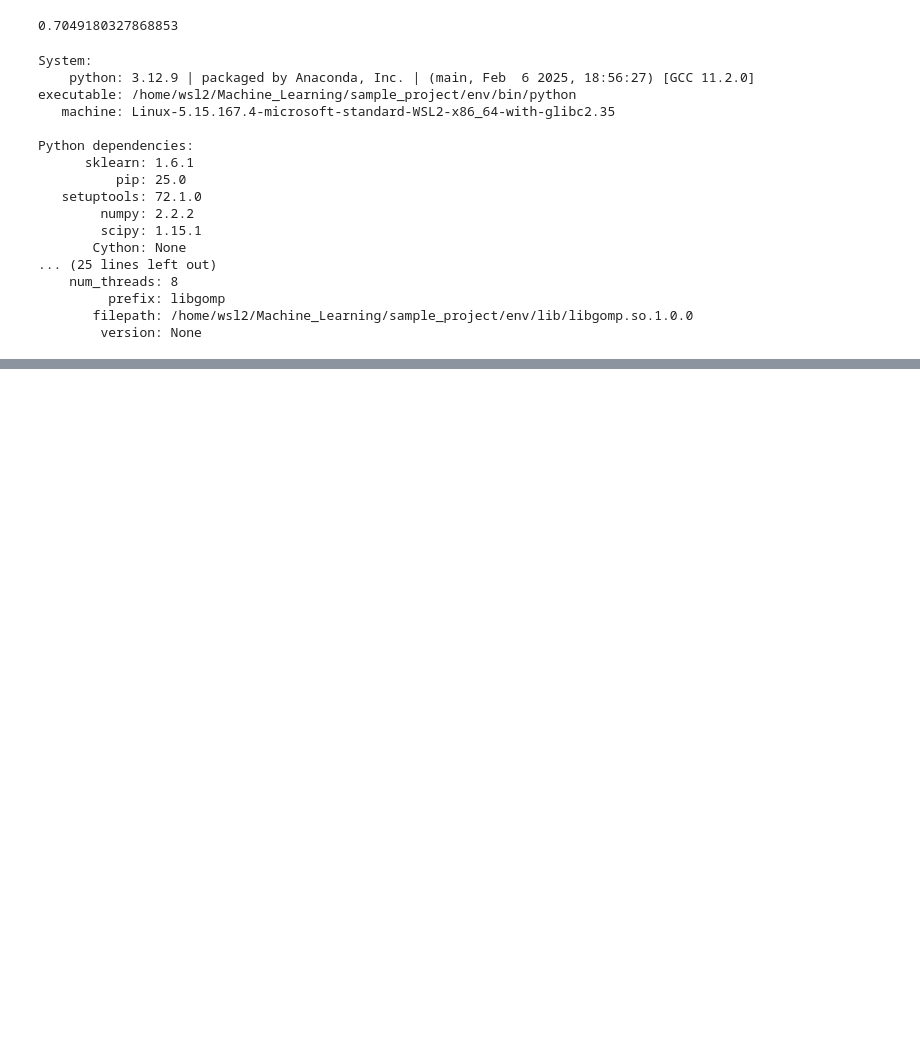
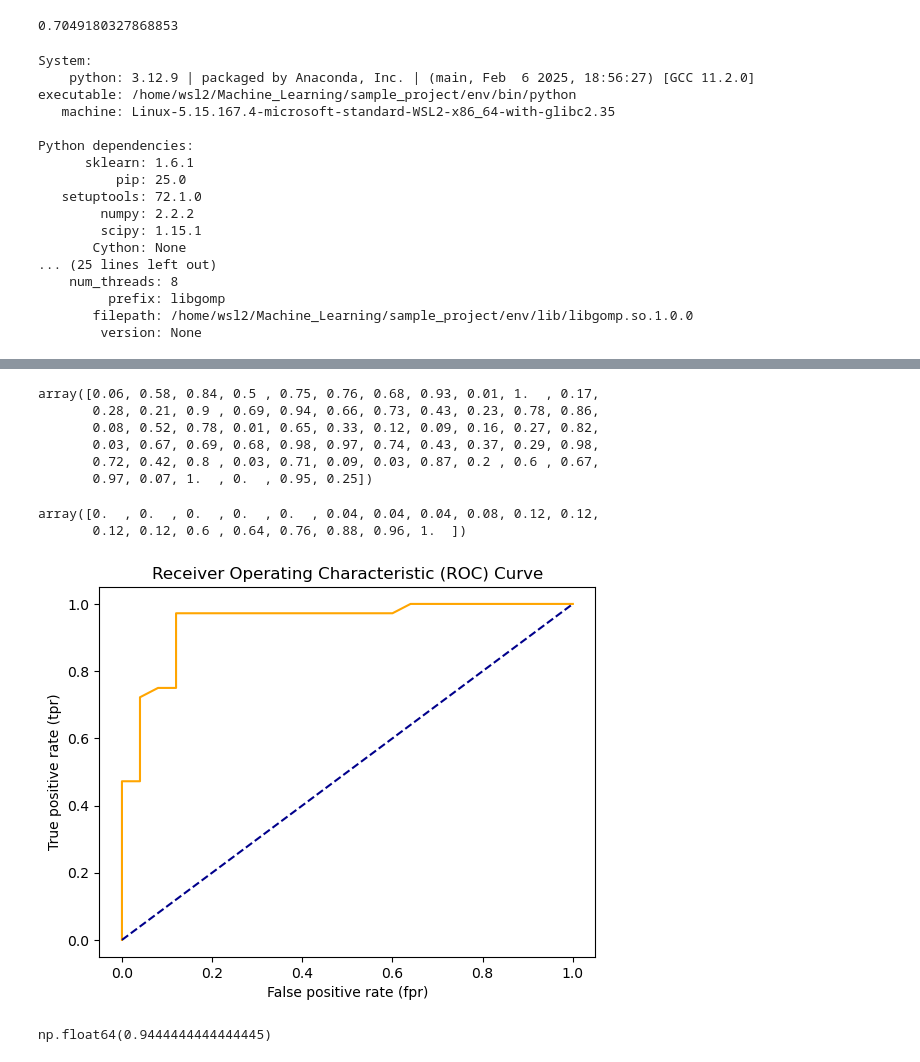
Before and after one commit to dirk-kappel/ml-data_science, a Jupyter notebook: introduction-to-scikit-learn.ipynb, the cells around one changed output, grey strips where cells are left out. Cells and saved outputs as stored; diff of their text form; code cells hidden in the pictures; blank space fills up the shorter version.

```diff
--- a/introduction-to-scikit-learn.ipynb
+++ b/introduction-to-scikit-learn.ipynb
@@ -176,0 +748,3 @@ Python dependencies:
+# %%
+heart_disease = pd.read_csv("zero-to-mastery-ml/data/heart-disease.csv")
+heart_disease.head()
@@ -176,0 +1113,7 @@ Python dependencies:
+# %%
+from sklearn.metrics import roc_curve
+
+# Make predictions with probabilities
+y_probs = clf.predict_proba(X_test)
+
+y_probs[:10]
@@ -176,0 +1131,49 @@ Python dependencies:
+# %%
+y_probs_positive = y_probs[:, 1]
+y_probs_positive
+# %% [output]
+array([0.06, 0.58, 0.84, 0.5 , 0.75, 0.76, 0.68, 0.93, 0.01, 1.  , 0.17,
+       0.28, 0.21, 0.9 , 0.69, 0.94, 0.66, 0.73, 0.43, 0.23, 0.78, 0.86,
+       0.08, 0.52, 0.78, 0.01, 0.65, 0.33, 0.12, 0.09, 0.16, 0.27, 0.82,
+       0.03, 0.67, 0.69, 0.68, 0.98, 0.97, 0.74, 0.43, 0.37, 0.29, 0.98,
+       0.72, 0.42, 0.8 , 0.03, 0.71, 0.09, 0.03, 0.87, 0.2 , 0.6 , 0.67,
+       0.97, 0.07, 1.  , 0.  , 0.95, 0.25])
+# %%
+# Calculate fpr, tpr and thresholds
+fpr, tpr, thresholds = roc_curve(y_test, y_probs_positive)
+
+# Check the false positive rates
+fpr
+# %% [output]
+array([0.  , 0.  , 0.  , 0.  , 0.  , 0.04, 0.04, 0.04, 0.08, 0.12, 0.12,
+       0.12, 0.12, 0.6 , 0.64, 0.76, 0.88, 0.96, 1.  ])
+# %%
+# Create a function for plotting ROC curves
+import matplotlib.pyplot as plt
+
+def plot_roc_curve(fpr, tpr):
+    '''
+    Plots are ROC curve given the false positive rate (fpr)
+    and true positive rate (tpr) of a model.
+    '''
+    # Plot roc curve
+    plt.plot(fpr, tpr, color="orange", label="ROC")
+    # Plot line with no predictive power (baseline)
+    plt.plot([0, 1], [0, 1], color="darkblue", linestyle="--", label="Guessing")
+
+    # Customize the plot
+    plt.xlabel("False positive rate (fpr)")
+    plt.ylabel("True positive rate (tpr)")
+    plt.title("Receiver Operating Characteristic (ROC) Curve")
+    plt.legend
+    plt.show()
+
+plot_roc_curve(fpr, tpr)
+# %% [output]
+[figure, added]
+# %%
+from sklearn.metrics import roc_auc_score
+
+roc_auc_score(y_test, y_probs_positive)
+# %% [output]
+np.float64(0.9444444444444445)
```
Also changed, not shown: parts of 164 cells of this notebook.
